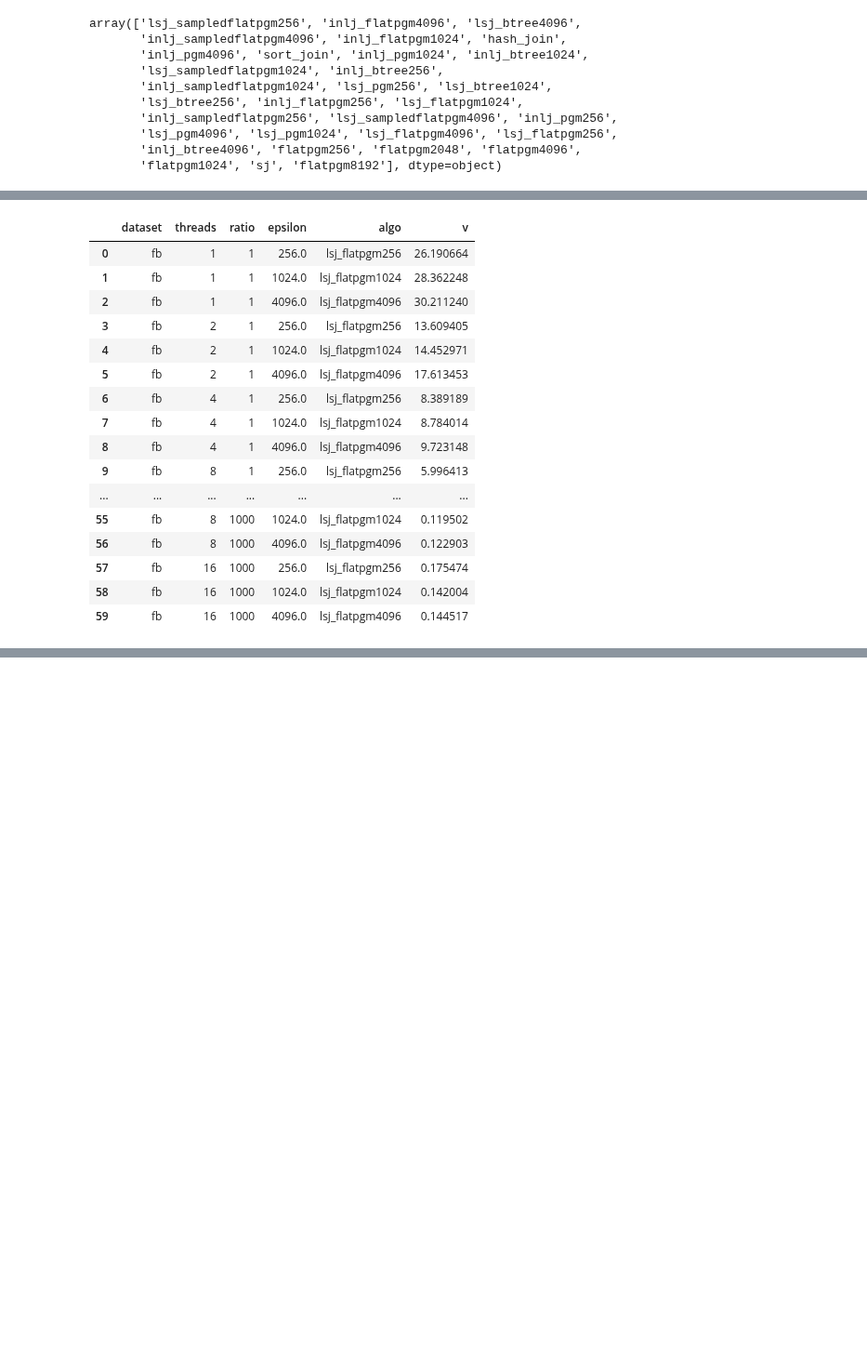
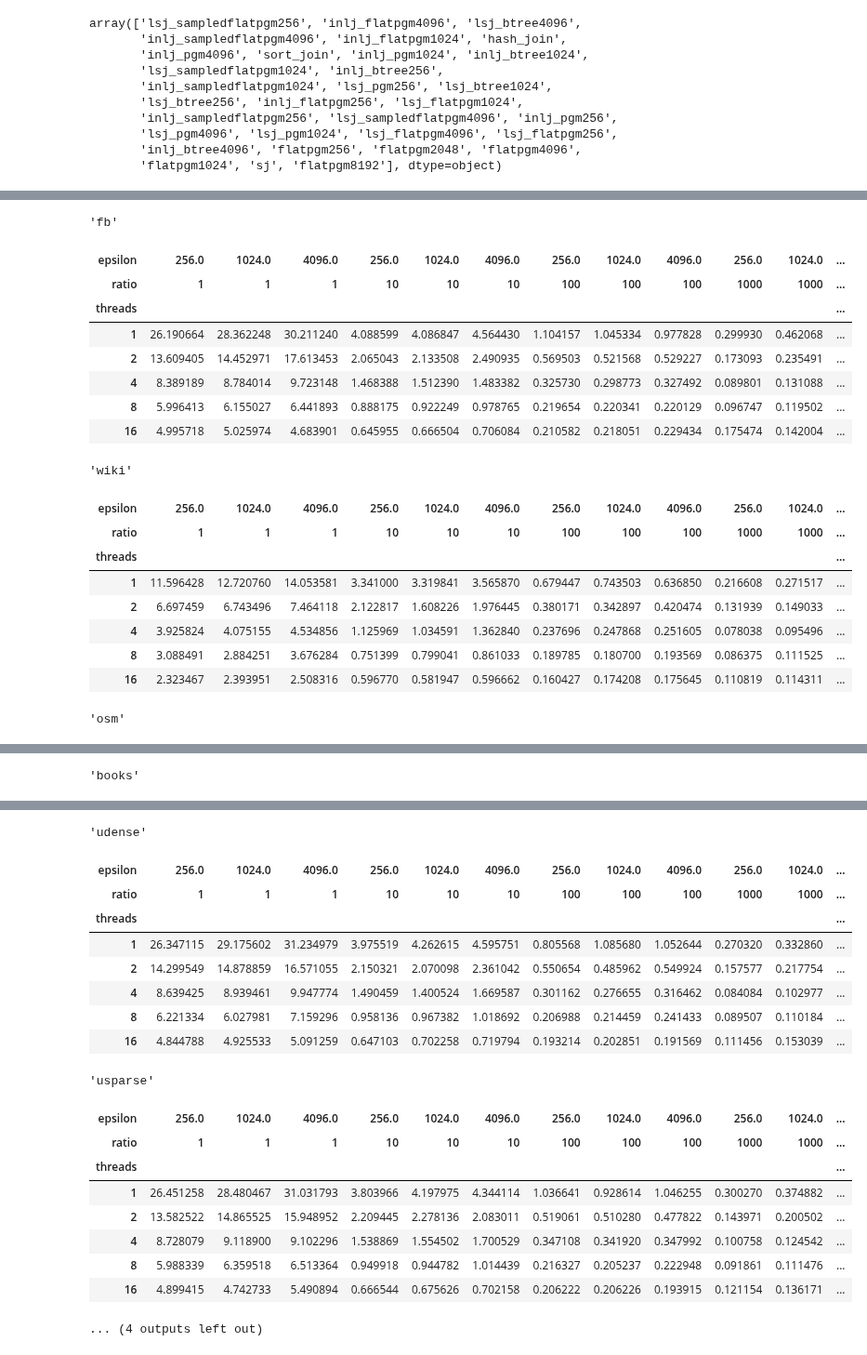
Before and after one commit to saltsystemslab/LearnedJoinDiskExp, a Jupyter notebook: experiments/epsilon_vs_duration/multithread_report.ipynb, the cells around one changed output, grey strips where cells are left out. Shown at 93% size. Cells and saved outputs as stored; diff of their text form; code cells hidden in the pictures; blank space fills up the shorter version.

```diff
--- a/experiments/epsilon_vs_duration/multithread_report.ipynb
+++ b/experiments/epsilon_vs_duration/multithread_report.ipynb
@@ -94,26 +98,34 @@ def plot_for_ratio(dataset):
         " GROUP BY dataset, ratio, threads, epsilon, algo"
         " ORDER BY ratio, threads, epsilon"
     ).df()
-    return rows
+    return rows.pivot(index='threads', values='v', columns=['epsilon', 'ratio'])
 # %%
 # Ratio = 1, epsilon vs duration across multiple threads
-display(plot_for_ratio('fb'))
-display(plot_for_ratio('wiki'))
+display('fb', plot_for_ratio('fb'))
+display('wiki', plot_for_ratio('wiki'))
+display('osm', plot_for_ratio('osm'))
+display('books', plot_for_ratio('books'))
+display('udense', plot_for_ratio('uniform_dense'))
+display('usparse', plot_for_ratio('uniform_sparse'))
+display('normal', plot_for_ratio('normal'))
+display('lognormal', plot_for_ratio('lognormal'))
 # %% [output]
+'fb'
-|  | dataset | threads | ratio | epsilon | algo | v |
-| 0 | fb | 1 | 1 | 256.0 | lsj_flatpgm256 | 26.190664 |
-| 1 | fb | 1 | 1 | 1024.0 | lsj_flatpgm1024 | 28.362248 |
-| 2 | fb | 1 | 1 | 4096.0 | lsj_flatpgm4096 | 30.211240 |
-| 3 | fb | 2 | 1 | 256.0 | lsj_flatpgm256 | 13.609405 |
-| 4 | fb | 2 | 1 | 1024.0 | lsj_flatpgm1024 | 14.452971 |
-| 5 | fb | 2 | 1 | 4096.0 | lsj_flatpgm4096 | 17.613453 |
-| 6 | fb | 4 | 1 | 256.0 | lsj_flatpgm256 | 8.389189 |
-| 7 | fb | 4 | 1 | 1024.0 | lsj_flatpgm1024 | 8.784014 |
-| 8 | fb | 4 | 1 | 4096.0 | lsj_flatpgm4096 | 9.723148 |
-| 9 | fb | 8 | 1 | 256.0 | lsj_flatpgm256 | 5.996413 |
-| ... | ... | ... | ... | ... | ... | ... |
-| 55 | fb | 8 | 1000 | 1024.0 | lsj_flatpgm1024 | 0.119502 |
-| 56 | fb | 8 | 1000 | 4096.0 | lsj_flatpgm4096 | 0.122903 |
-| 57 | fb | 16 | 1000 | 256.0 | lsj_flatpgm256 | 0.175474 |
-| 58 | fb | 16 | 1000 | 1024.0 | lsj_flatpgm1024 | 0.142004 |
-| 59 | fb | 16 | 1000 | 4096.0 | lsj_flatpgm4096 | 0.144517 |
+| epsilon | 256.0 | 1024.0 | 4096.0 | 256.0 | 1024.0 | 4096.0 | 256.0 | 1024.0 | 4096.0 | 256.0 | 1024.0 | ... |
+| ratio | 1 | 1 | 1 | 10 | 10 | 10 | 100 | 100 | 100 | 1000 | 1000 | ... |
+| threads |  |  |  |  |  |  |  |  |  |  |  | ... |
+| 1 | 26.190664 | 28.362248 | 30.211240 | 4.088599 | 4.086847 | 4.564430 | 1.104157 | 1.045334 | 0.977828 | 0.299930 | 0.462068 | ... |
+| 2 | 13.609405 | 14.452971 | 17.613453 | 2.065043 | 2.133508 | 2.490935 | 0.569503 | 0.521568 | 0.529227 | 0.173093 | 0.235491 | ... |
+| 4 | 8.389189 | 8.784014 | 9.723148 | 1.468388 | 1.512390 | 1.483382 | 0.325730 | 0.298773 | 0.327492 | 0.089801 | 0.131088 | ... |
+| 8 | 5.996413 | 6.155027 | 6.441893 | 0.888175 | 0.922249 | 0.978765 | 0.219654 | 0.220341 | 0.220129 | 0.096747 | 0.119502 | ... |
+| 16 | 4.995718 | 5.025974 | 4.683901 | 0.645955 | 0.666504 | 0.706084 | 0.210582 | 0.218051 | 0.229434 | 0.175474 | 0.142004 | ... |
+'wiki'
+| epsilon | 256.0 | 1024.0 | 4096.0 | 256.0 | 1024.0 | 4096.0 | 256.0 | 1024.0 | 4096.0 | 256.0 | 1024.0 | ... |
+| ratio | 1 | 1 | 1 | 10 | 10 | 10 | 100 | 100 | 100 | 1000 | 1000 | ... |
+| threads |  |  |  |  |  |  |  |  |  |  |  | ... |
+| 1 | 11.596428 | 12.720760 | 14.053581 | 3.341000 | 3.319841 | 3.565870 | 0.679447 | 0.743503 | 0.636850 | 0.216608 | 0.271517 | ... |
+| 2 | 6.697459 | 6.743496 | 7.464118 | 2.122817 | 1.608226 | 1.976445 | 0.380171 | 0.342897 | 0.420474 | 0.131939 | 0.149033 | ... |
+| 4 | 3.925824 | 4.075155 | 4.534856 | 1.125969 | 1.034591 | 1.362840 | 0.237696 | 0.247868 | 0.251605 | 0.078038 | 0.095496 | ... |
+| 8 | 3.088491 | 2.884251 | 3.676284 | 0.751399 | 0.799041 | 0.861033 | 0.189785 | 0.180700 | 0.193569 | 0.086375 | 0.111525 | ... |
+| 16 | 2.323467 | 2.393951 | 2.508316 | 0.596770 | 0.581947 | 0.596662 | 0.160427 | 0.174208 | 0.175645 | 0.110819 | 0.114311 | ... |
+'osm'
@@ -119,0 +138 @@ display(plot_for_ratio('wiki'))
+'books'
@@ -119,0 +143,19 @@ display(plot_for_ratio('wiki'))
+'udense'
+| epsilon | 256.0 | 1024.0 | 4096.0 | 256.0 | 1024.0 | 4096.0 | 256.0 | 1024.0 | 4096.0 | 256.0 | 1024.0 | ... |
+| ratio | 1 | 1 | 1 | 10 | 10 | 10 | 100 | 100 | 100 | 1000 | 1000 | ... |
+| threads |  |  |  |  |  |  |  |  |  |  |  | ... |
+| 1 | 26.347115 | 29.175602 | 31.234979 | 3.975519 | 4.262615 | 4.595751 | 0.805568 | 1.085680 | 1.052644 | 0.270320 | 0.332860 | ... |
+| 2 | 14.299549 | 14.878859 | 16.571055 | 2.150321 | 2.070098 | 2.361042 | 0.550654 | 0.485962 | 0.549924 | 0.157577 | 0.217754 | ... |
+| 4 | 8.639425 | 8.939461 | 9.947774 | 1.490459 | 1.400524 | 1.669587 | 0.301162 | 0.276655 | 0.316462 | 0.084084 | 0.102977 | ... |
+| 8 | 6.221334 | 6.027981 | 7.159296 | 0.958136 | 0.967382 | 1.018692 | 0.206988 | 0.214459 | 0.241433 | 0.089507 | 0.110184 | ... |
+| 16 | 4.844788 | 4.925533 | 5.091259 | 0.647103 | 0.702258 | 0.719794 | 0.193214 | 0.202851 | 0.191569 | 0.111456 | 0.153039 | ... |
+'usparse'
+| epsilon | 256.0 | 1024.0 | 4096.0 | 256.0 | 1024.0 | 4096.0 | 256.0 | 1024.0 | 4096.0 | 256.0 | 1024.0 | ... |
+| ratio | 1 | 1 | 1 | 10 | 10 | 10 | 100 | 100 | 100 | 1000 | 1000 | ... |
+| threads |  |  |  |  |  |  |  |  |  |  |  | ... |
+| 1 | 26.451258 | 28.480467 | 31.031793 | 3.803966 | 4.197975 | 4.344114 | 1.036641 | 0.928614 | 1.046255 | 0.300270 | 0.374882 | ... |
+| 2 | 13.582522 | 14.865525 | 15.948952 | 2.209445 | 2.278136 | 2.083011 | 0.519061 | 0.510280 | 0.477822 | 0.143971 | 0.200502 | ... |
+| 4 | 8.728079 | 9.118900 | 9.102296 | 1.538869 | 1.554502 | 1.700529 | 0.347108 | 0.341920 | 0.347992 | 0.100758 | 0.124542 | ... |
+| 8 | 5.988339 | 6.359518 | 6.513364 | 0.949918 | 0.944782 | 1.014439 | 0.216327 | 0.205237 | 0.222948 | 0.091861 | 0.111476 | ... |
+| 16 | 4.899415 | 4.742733 | 5.490894 | 0.666544 | 0.675626 | 0.702158 | 0.206222 | 0.206226 | 0.193915 | 0.121154 | 0.136171 | ... |
+... (4 outputs left out)
```
Also changed, not shown: parts of 3 cells of this notebook.
